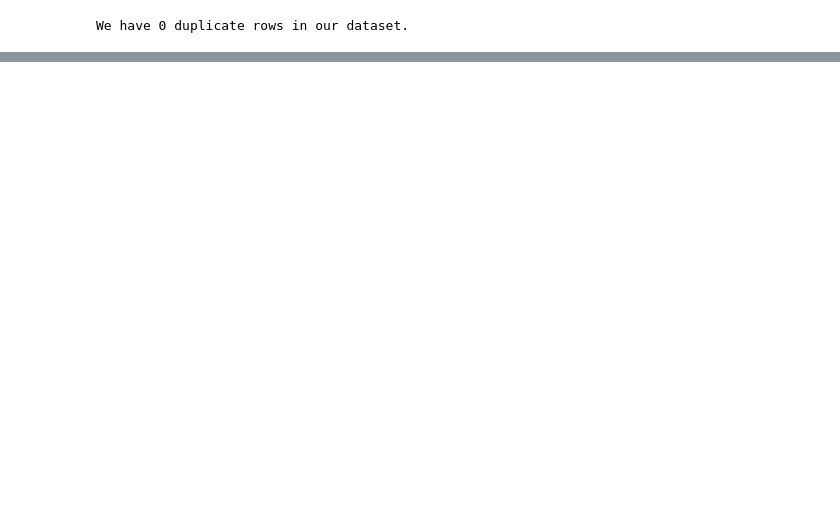
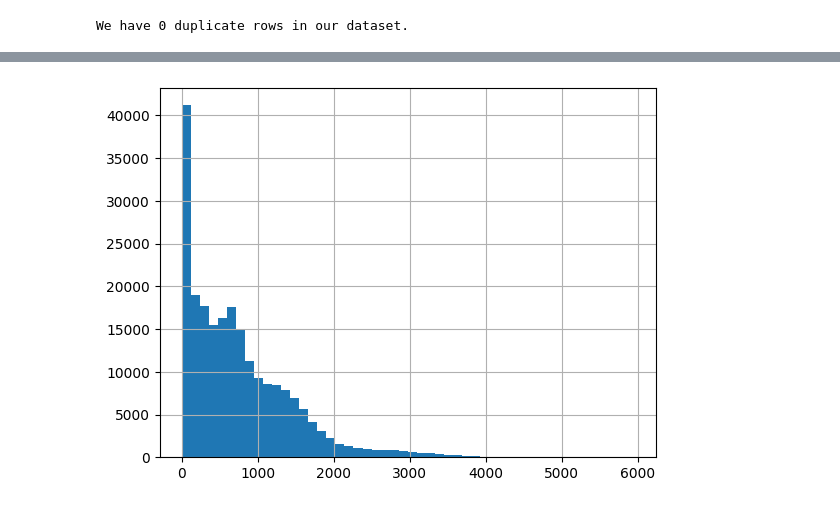
Before and after one commit to tselane2110/Forecasting-Sticker-Sales, a Jupyter notebook: StickerSalesForecasting.ipynb, the cells around one changed output, grey strips where cells are left out. Cells and saved outputs as stored; diff of their text form; code cells hidden in the pictures; blank space fills up the shorter version.

```diff
--- a/StickerSalesForecasting.ipynb
+++ b/StickerSalesForecasting.ipynb
@@ -190,0 +254,5 @@ We have 0 duplicate rows in our dataset.
+# %%
+df["num_sold"].hist(bins=50)
+plt.show()
+# %% [output]
+[figure, added]
```
Also changed, not shown: parts of 15 cells of this notebook.
